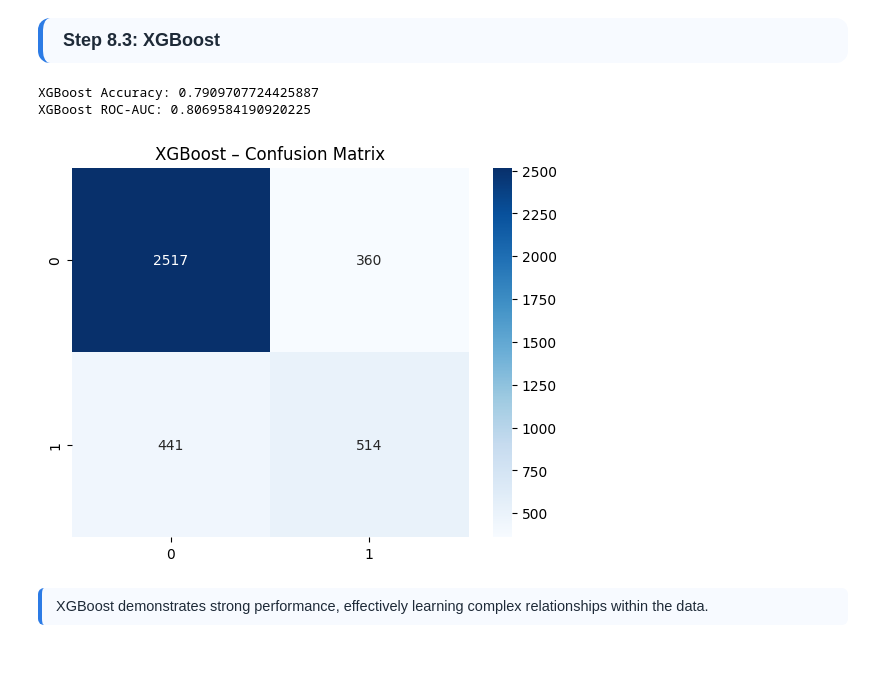
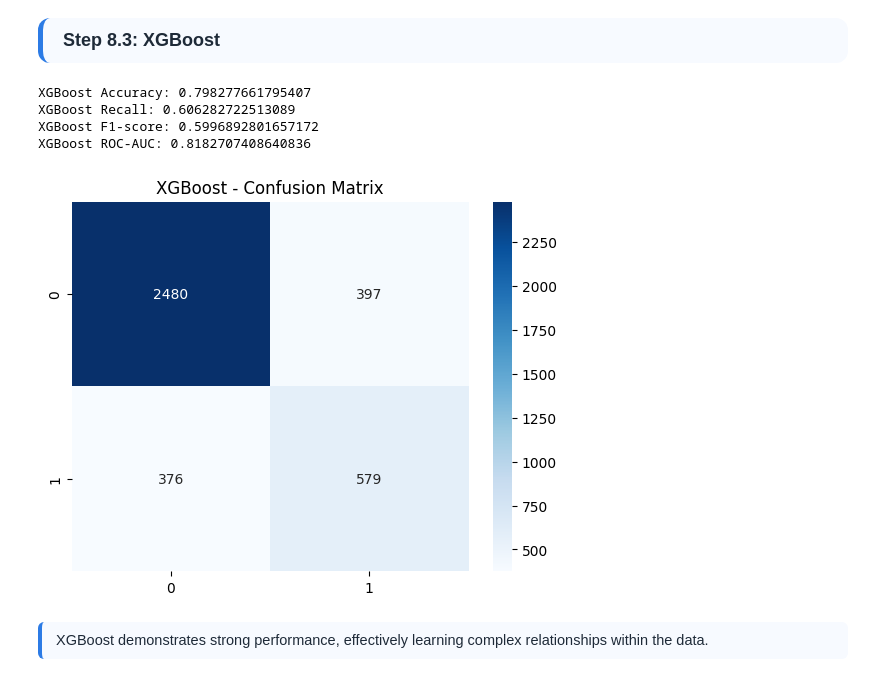
Before and after one commit to ssarabjeetsingh14/employee-retention-prediction, a Jupyter notebook: Employee Retention Project.ipynb, the cells around one changed output. Drawn from its saved outputs; the diff is of its cells as text; code cells hidden in the pictures.

```diff
--- a/Employee Retention Project.ipynb
+++ b/Employee Retention Project.ipynb
@@ -747,25 +780,45 @@ Random Forest provides reasonable performance, capturing non-linear patterns but
 Step 8.3: XGBoost
 </div>
 # %%
-xgb_model = XGBClassifier(eval_metric="logloss", random_state=42)
-xgb_model.fit(X_train, y_train)
+xgb = XGBClassifier(
+    eval_metric="logloss",
+    random_state=42
+)
 
+xgb_params = {
+    "n_estimators": [200, 300],
+    "learning_rate": [0.03, 0.05],
+    "max_depth": [4, 6]
+}
+
+xgb_grid = GridSearchCV(
+    xgb,
+    xgb_params,
+    scoring="roc_auc",
+    cv=3
+)
+
+xgb_grid.fit(X_train, y_train)
+
+xgb_model = xgb_grid.best_estimator_
 
 xgb_pred = xgb_model.predict(X_val)
 xgb_prob = xgb_model.predict_proba(X_val)[:, 1]
 
-
 print("XGBoost Accuracy:", accuracy_score(y_val, xgb_pred))
+print("XGBoost Recall:", recall_score(y_val, xgb_pred))
+print("XGBoost F1-score:", f1_score(y_val, xgb_pred))
 print("XGBoost ROC-AUC:", roc_auc_score(y_val, xgb_prob))
 
-
 sns.heatmap(confusion_matrix(y_val, xgb_pred), annot=True, fmt="d", cmap="Blues")
-plt.title("XGBoost – Confusion Matrix")
+plt.title("XGBoost - Confusion Matrix")
 plt.show()
 # %% [output]
-XGBoost Accuracy: 0.7909707724425887
-XGBoost ROC-AUC: 0.8069584190920225
+XGBoost Accuracy: 0.798277661795407
+XGBoost Recall: 0.606282722513089
+XGBoost F1-score: 0.5996892801657172
+XGBoost ROC-AUC: 0.8182707408640836
-[figure, old version]
+[figure, new version]
 # %% [markdown]
 <div style="
     background-color:#F7FAFF;
```
Also changed, not shown: parts of 18 cells of this notebook, 1 other file.
